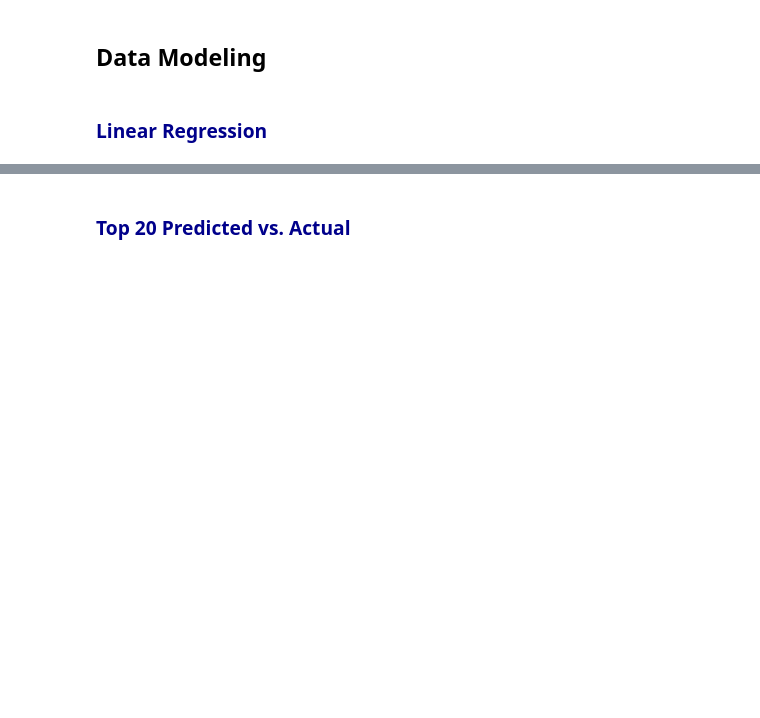
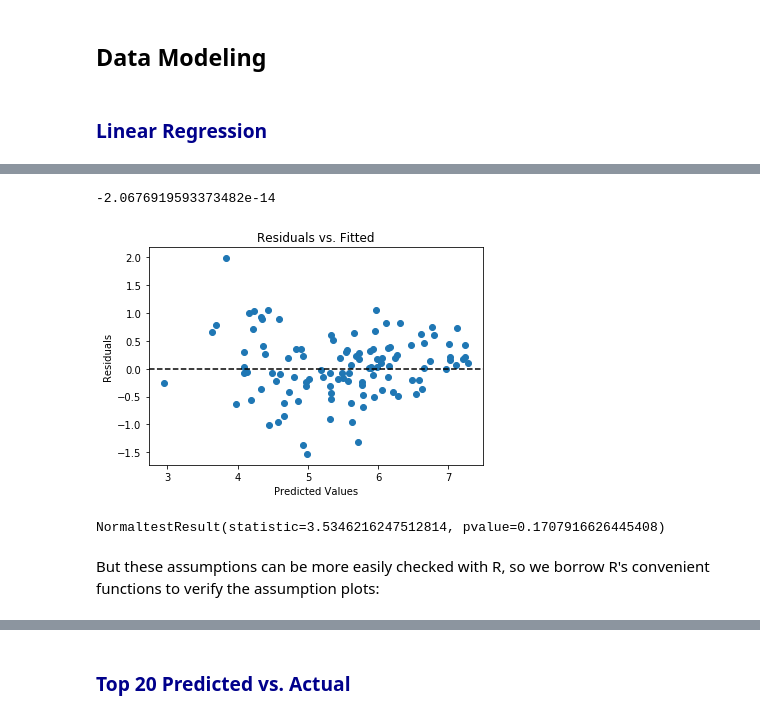
Before and after one commit to uyc201/stats131finalproject, a Jupyter notebook: Stats 131 Final Project Combined Version.ipynb, the cells around one changed output, grey strips where cells are left out. Cells and saved outputs as stored; diff of their text form; code cells hidden in the pictures; blank space fills up the shorter version.

```diff
--- a/Stats 131 Final Project Combined Version.ipynb
+++ b/Stats 131 Final Project Combined Version.ipynb
@@ -819,0 +828,26 @@ strong multicollinearity or other numerical problems.
+# %%
+# Assumption of Expectation of errors (residuals) is 0
+model2.resid.mean() # we see that the value is very close to zero
+# %% [output]
+-2.0676919593373482e-14
+# %%
+# Make predictions on the 2018 data using our linear regression model
+predictions = model.predict(X_test)
+
+residuals = y_test - predictions
+plt.scatter(predictions, residuals) # it seems like the corresponding residual plot is reasonably random.
+plt.ylabel("Residuals")
+plt.xlabel("Predicted Values")
+plt.axhline(y=0, color='black', ls='--')
+plt.title("Residuals vs. Fitted")
+plt.show()
+# %% [output]
+[figure, added]
+# %%
+# Assumption of Normality
+normaltest(model.predict(X_test))
+# There's no reason for us to reject the null that the residual distribution is Normally distributed
+# %% [output]
+NormaltestResult(statistic=3.5346216247512814, pvalue=0.1707916626445408)
+# %% [markdown]
+But these assumptions can be more easily checked with R, so we borrow R's convenient functions to verify the assumption plots:
```
Also changed, not shown: parts of 29 cells of this notebook.
